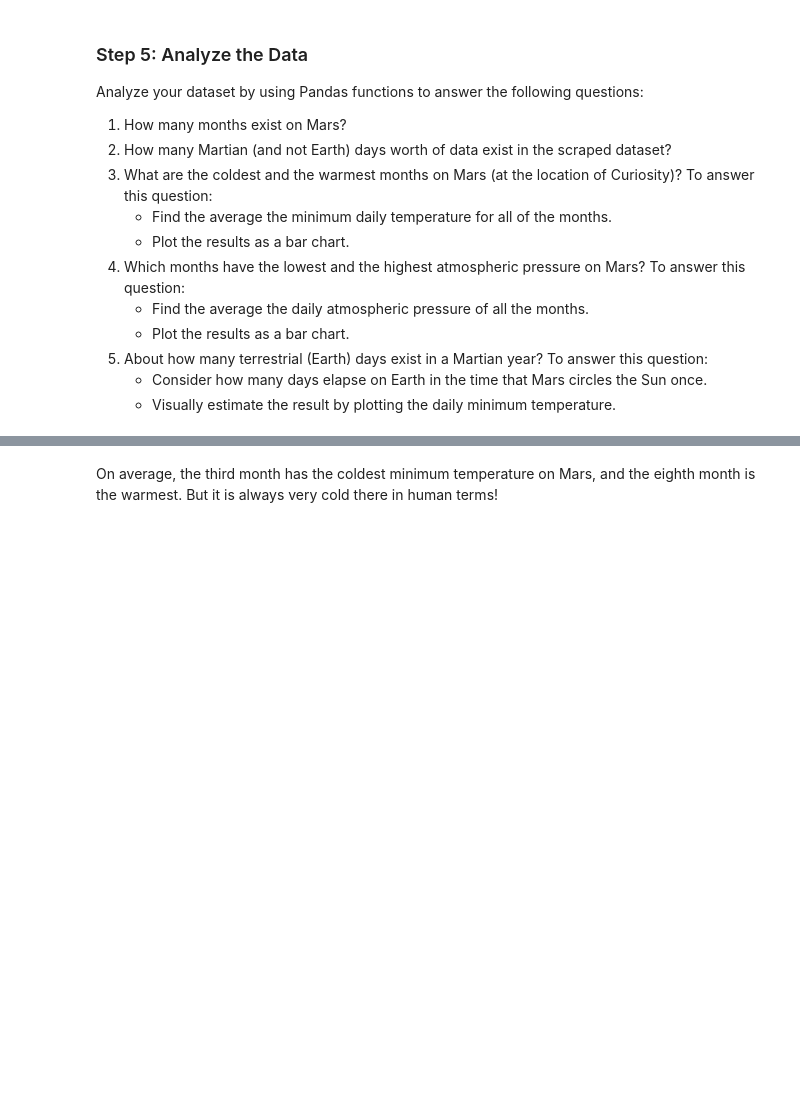
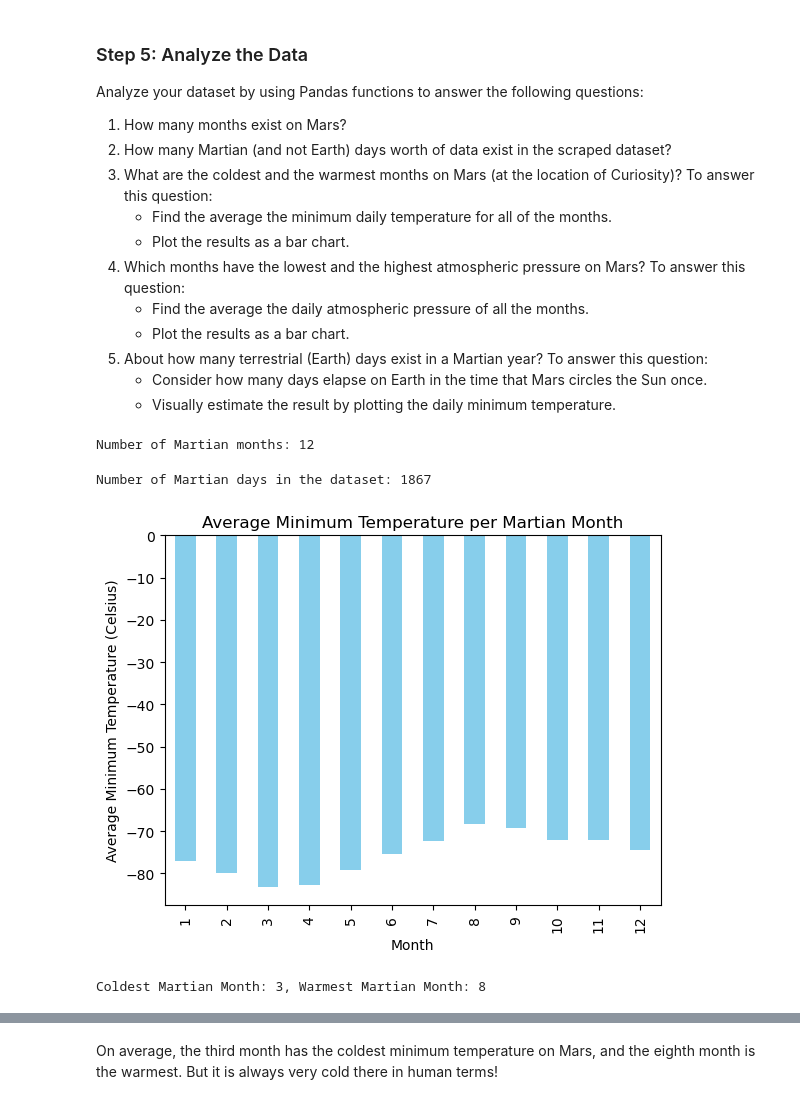
Before and after one commit to St-Carrasquillo/Data_Collection, a Jupyter notebook: part_2_mars_weather.ipynb, the cells around one changed output, grey strips where cells are left out. Drawn from its saved outputs; the diff is of its cells as text; code cells hidden in the pictures; blank space fills up the shorter version.

```diff
--- a/part_2_mars_weather.ipynb
+++ b/part_2_mars_weather.ipynb
@@ -67,4 +79,19 @@ Assemble the scraped data into a Pandas DataFrame. The columns should have the s
+# %%
+# Create an empty list
+data_list = []
+# Extract all rows from the table
+rows = temperature_table.find_all('tr')
+# Loop through the scraped data to create a list of rows
+for row in rows:
+    # Each 'td' tag within this row will be extracted, representing each cell in the row
+    cells = row.find_all('td')
+    # Extract text from each cell and store it in a list
+    row_data = [cell.get_text() for cell in cells]
+    # Append each row's data to the data_list
+    data_list.append(row_data)
 # %%
 # Create a Pandas DataFrame by using the list of rows and a list of the column names
+columns = ['id', 'terrestrial_date', 'sol', 'ls', 'month', 'min_temp', 'pressure']
+data_frame = pd.DataFrame(data_list[1:], columns=columns)
 # %%
 # Confirm DataFrame was created successfully
@@ -81,2 +132,16 @@ Examine the data types that are currently associated with each column. If necess
+# %%
+# Change data types for data analysis
+# Convert 'id', 'sol', 'month' to integer
+data_frame['id'] = data_frame['id'].astype(int)
+data_frame['sol'] = data_frame['sol'].astype(int)
+data_frame['month'] = data_frame['month'].astype(int)
+
+# Convert 'terrestrial_date' to datetime
+data_frame['terrestrial_date'] = pd.to_datetime(data_frame['terrestrial_date'])
+
+# Convert 'ls', 'min_temp', 'pressure' to float
+data_frame['ls'] = data_frame['ls'].astype(float)
+data_frame['min_temp'] = data_frame['min_temp'].astype(float)
+data_frame['pressure'] = data_frame['pressure'].astype(float)
 # %%
 # Confirm type changes were successful by examining data types again
@@ -98,7 +173,16 @@ Analyze your dataset by using Pandas functions to answer the following questions
     * Visually estimate the result by plotting the daily minimum temperature.
 # %%
 # 1. How many months are there on Mars?
+mars_months = data_frame['month'].nunique()
+print("Number of Martian months:", mars_months)
+# %% [output]
+Number of Martian months: 12
 # %%
 # 2. How many Martian days' worth of data are there?
+martian_days = data_frame['sol'].count()
+print("Number of Martian days in the dataset:", martian_days)
+# %% [output]
+Number of Martian days in the dataset: 1867
 # %%
 # 3. What is the average low temperature by month?
+avg_min_temp_by_month = data_frame.groupby('month')['min_temp'].mean()
@@ -107,4 +189,18 @@ Analyze your dataset by using Pandas functions to answer the following questions
+# %%
+# Plot the average temperature by month
+avg_min_temp_by_month.plot(kind='bar', color='skyblue')
+plt.title('Average Minimum Temperature per Martian Month')
+plt.xlabel('Month')
+plt.ylabel('Average Minimum Temperature (Celsius)')
+plt.show()
+# %% [output]
+[figure, added]
 # %%
 # Identify the coldest and hottest months in Curiosity's location
+coldest_month = avg_min_temp_by_month.idxmin()
+warmest_month = avg_min_temp_by_month.idxmax()
+print(f"Coldest Martian Month: {coldest_month}, Warmest Martian Month: {warmest_month}")
+# %% [output]
+Coldest Martian Month: 3, Warmest Martian Month: 8
 # %%
 # 4. Average pressure by Martian month
```
Also changed, not shown: parts of 14 cells of this notebook.
